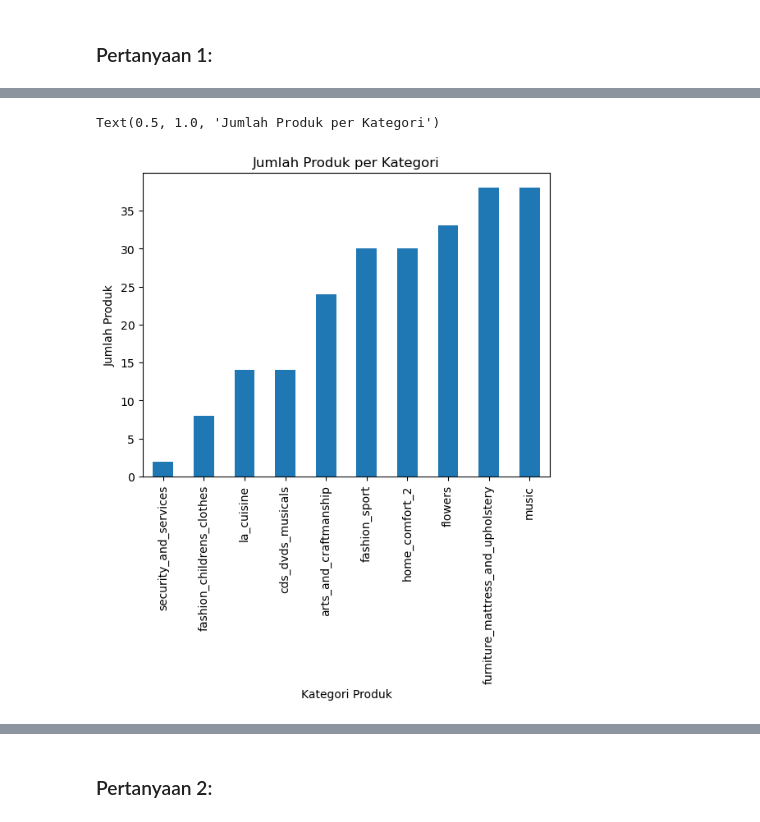
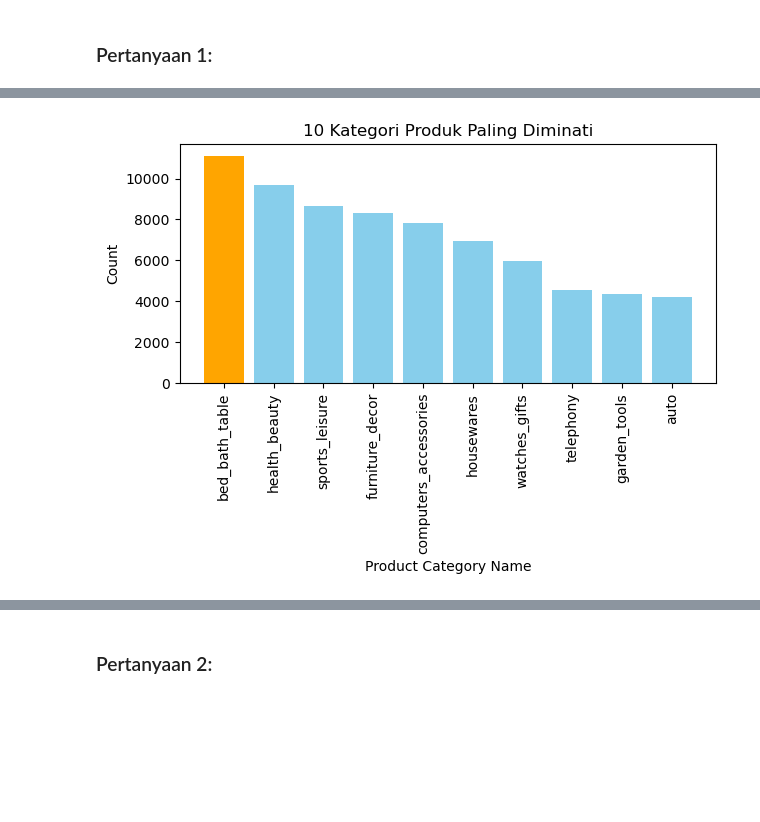
Before and after one commit to syakhrul-afandi/ecommerce, a Jupyter notebook: ecommerce.ipynb, the cells around one changed output, grey strips where cells are left out. Drawn from its saved outputs; the diff is of its cells as text; code cells hidden in the pictures; blank space fills up the shorter version.

```diff
--- a/ecommerce.ipynb
+++ b/ecommerce.ipynb
@@ -265,9 +333,20 @@ Text(0.5, 1.0, 'Jumlah Produk per Kategori')
-# %%
-#Membuat plot untuk 10 kategori paling kurang diminati
-lowest10.plot(kind='bar')
-plt.xlabel('Kategori Produk')
-plt.ylabel('Jumlah Produk')
-plt.title('Jumlah Produk per Kategori')
-# %% [output]
-Text(0.5, 1.0, 'Jumlah Produk per Kategori')
-[figure, removed]
+# %%
+# Membuat barplot
+plt.bar(bigten.index, bigten, color='skyblue')
+
+# Memberikan warna berbeda untuk nilai tertinggi
+max_value = bigten.max()
+max_index = bigten.idxmax()
+plt.bar(max_index, max_value, color='orange')
+
+# Set label dan judul
+plt.xlabel('Product Category Name')
+plt.ylabel('Count')
+plt.title('10 Kategori Produk Paling Diminati')
+
+# Menampilkan plot
+plt.xticks(rotation=90)  # Rotasi label x-axis supaya lebih enak dibaca
+plt.tight_layout()
+plt.show()
+# %% [output]
+[figure, added]
```
Also changed, not shown: parts of 57 cells of this notebook.
